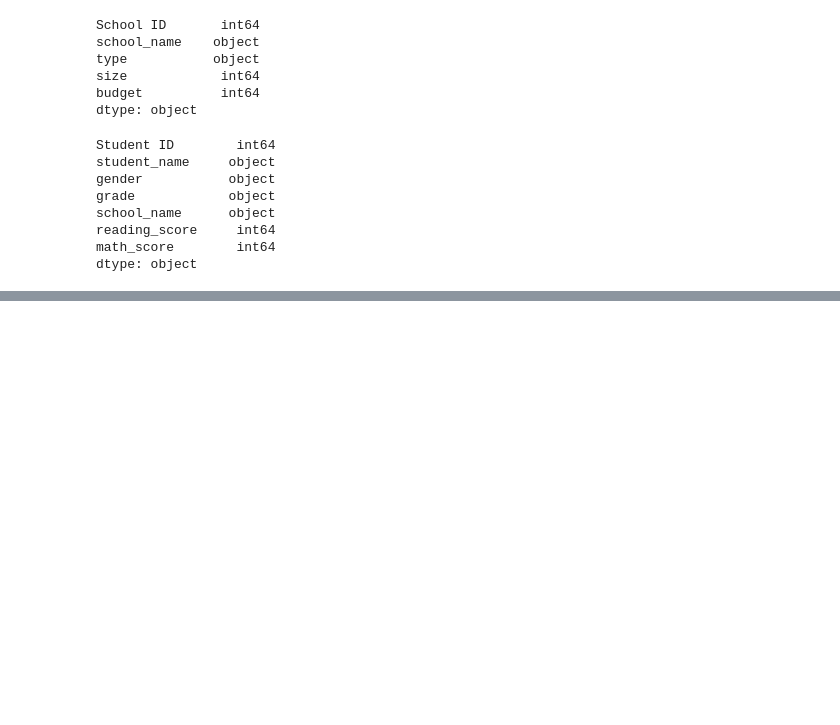
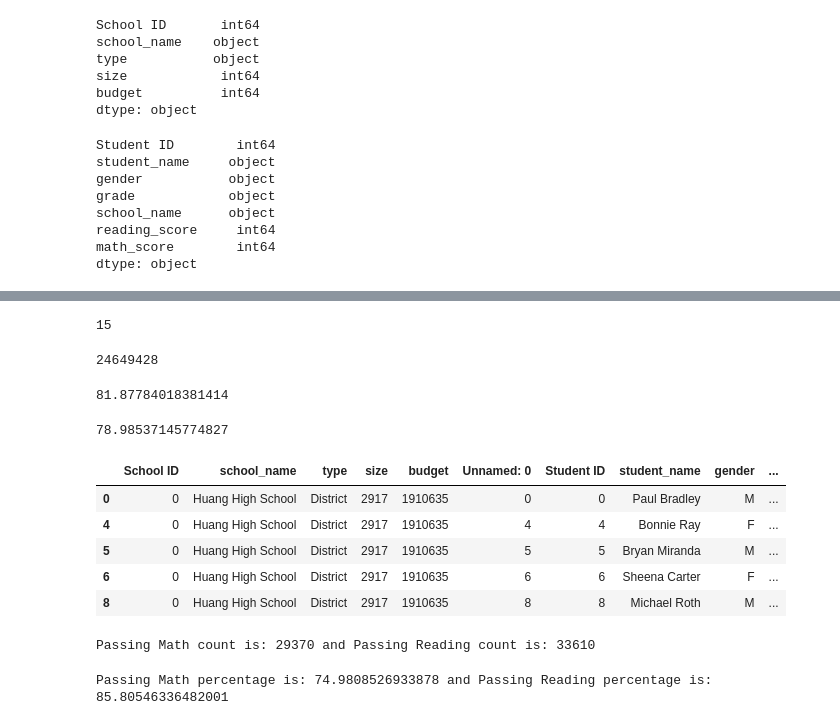
Before and after one commit to Nikhila999/School_District_Analysis, a Jupyter notebook: PyCitySchools.ipynb, the cells around one changed output, grey strips where cells are left out. Drawn from its saved outputs; the diff is of its cells as text; code cells hidden in the pictures; blank space fills up the shorter version.

```diff
--- a/PyCitySchools.ipynb
+++ b/PyCitySchools.ipynb
@@ -130,0 +187,39 @@ student_data_df.head()
+# %%
+# Calculate the total number of schools.
+school_count = school_data_df_new["school_name"].count()
+school_count
+
+# Calculate the total number of schools using nd-arrays
+school_count_2 = school_data_complete_df["school_name"].unique()
+len(school_count_2)
+# %% [output]
+15
+# %%
+# Calculate the total budget.
+total_budget = school_data_df_new["budget"].sum()
+total_budget
+# %% [output]
+24649428
+# %%
+# Calculate the average reading score.
+average_reading_score = school_data_complete_df["reading_score"].mean()
+average_reading_score
+# %% [output]
+81.87784018381414
+# %%
+# Calculate the average math score.
+average_math_score = school_data_complete_df["math_score"].mean()
+average_math_score
+# %% [output]
+78.98537145774827
+# %%
+# Get all the students who are passing math in a new DataFrame.
+passing_math = school_data_complete_df[school_data_complete_df["math_score"] >= 70]
+passing_math.head()
+# %% [output]
+|  | School ID | school_name | type | size | budget | Unnamed: 0 | Student ID | student_name | gender | ... |
+| 0 | 0 | Huang High School | District | 2917 | 1910635 | 0 | 0 | Paul Bradley | M | ... |
+| 4 | 0 | Huang High School | District | 2917 | 1910635 | 4 | 4 | Bonnie Ray | F | ... |
+| 5 | 0 | Huang High School | District | 2917 | 1910635 | 5 | 5 | Bryan Miranda | M | ... |
+| 6 | 0 | Huang High School | District | 2917 | 1910635 | 6 | 6 | Sheena Carter | F | ... |
+| 8 | 0 | Huang High School | District | 2917 | 1910635 | 8 | 8 | Michael Roth | M | ... |
@@ -130,0 +235,4 @@ student_data_df.head()
+# %%
+print(f"Passing Math count is: {passing_math_count} and Passing Reading count is: {passing_reading_count}")
+# %% [output]
+Passing Math count is: 29370 and Passing Reading count is: 33610
@@ -130,0 +245,4 @@ student_data_df.head()
+# %%
+print(f"Passing Math percentage is: {passing_math_percentage} and Passing Reading percentage is: {passing_reading_percentage}")
+# %% [output]
+Passing Math percentage is: 74.9808526933878 and Passing Reading percentage is: 85.80546336482001
```
Also changed, not shown: parts of 39 cells of this notebook.
